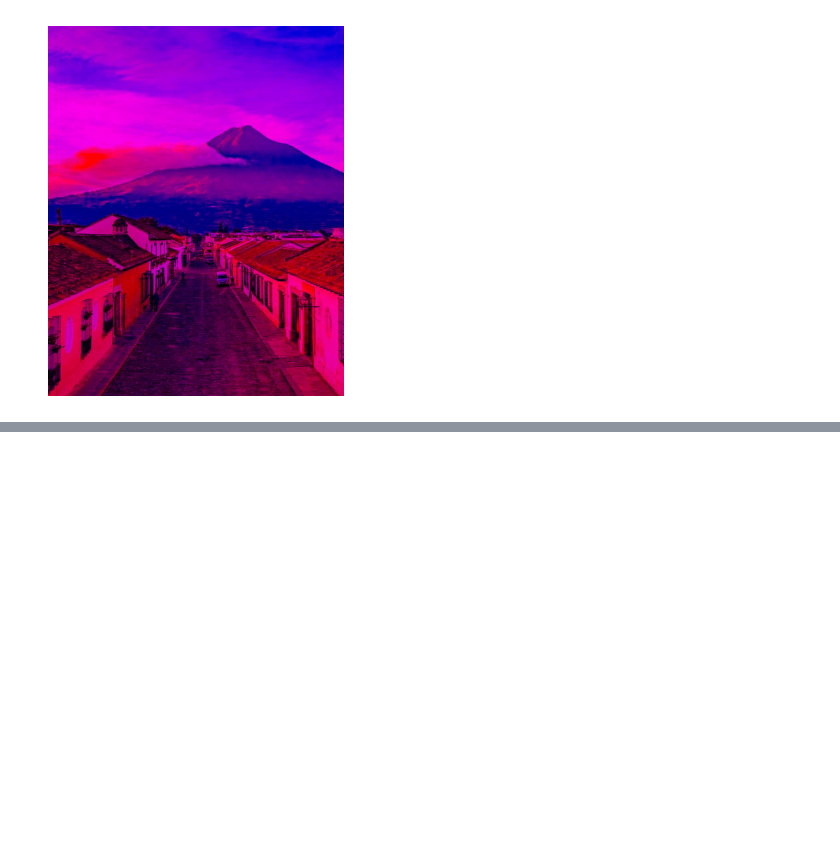
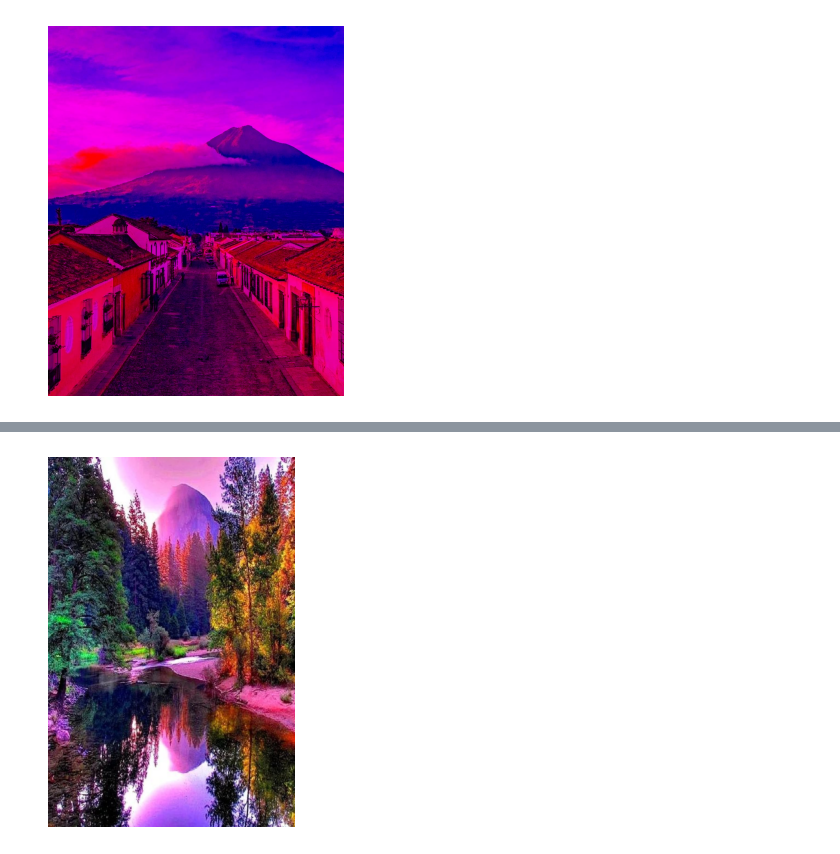
Before and after one commit to luistunag/Laboratorio1_Text_Mining_Imaging_Recognition, a Jupyter notebook: 22003085_LuisTun_Laboratorio1.ipynb, the cells around one changed output, grey strips where cells are left out. Drawn from its saved outputs; the diff is of its cells as text; code cells hidden in the pictures; blank space fills up the shorter version.

```diff
--- a/22003085_LuisTun_Laboratorio1.ipynb
+++ b/22003085_LuisTun_Laboratorio1.ipynb
@@ -47,0 +83,5 @@ img_result = filtrar_canales("volcan_agua.jpeg", 30)
+# %%
+# Reconstrucción imagen2
+img_color = reconstruir_imagen_a_color("imagen2/imagen2_salida_gray_azul.jpg", "imagen2/imagen2_salida_gray_verde.jpg", "imagen2/imagen2_salida_gray_rojo.jpg")
+# %% [output]
+[figure, added]
```
Also changed, not shown: parts of 5 cells of this notebook.
